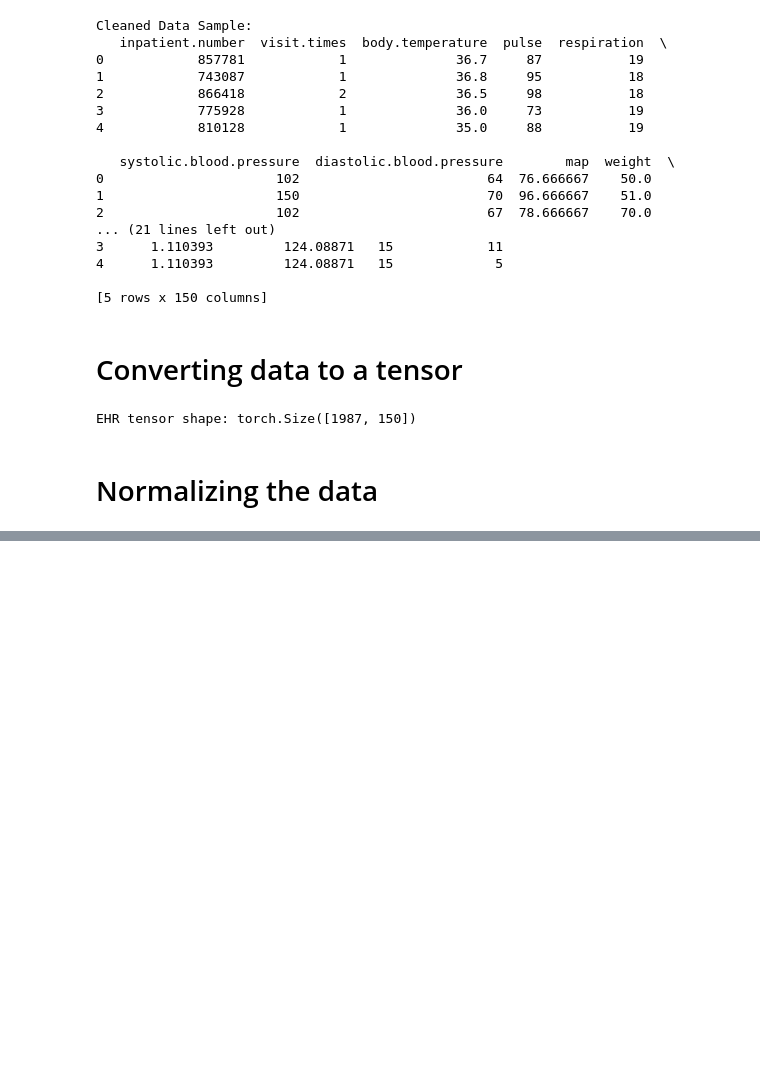
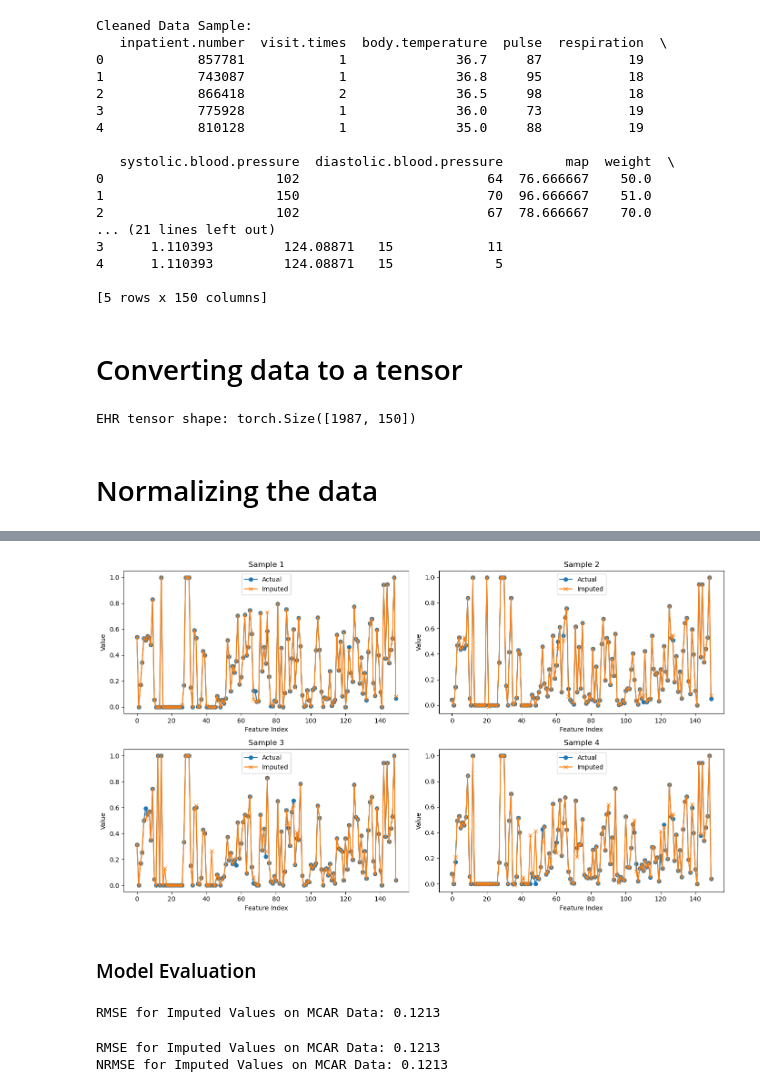
Before and after one commit to EmithD/FYP-EHR-Attention-Impute, a Jupyter notebook: POC-FINAL/Training.ipynb, the cells around one changed output, grey strips where cells are left out. Cells and saved outputs as stored; diff of their text form; code cells hidden in the pictures; blank space fills up the shorter version.

Commit message:
model-migration completed

```diff
--- a/POC-FINAL/Training.ipynb
+++ b/POC-FINAL/Training.ipynb
@@ -59,0 +182,2 @@ EHR tensor shape: torch.Size([1987, 150])
+# %%
+train_model(model, train_data, val_data, num_epochs=50)
@@ -59,0 +247,12 @@ EHR tensor shape: torch.Size([1987, 150])
+# %%
+import numpy as np
+import matplotlib.pyplot as plt
+
+missingness_prob = 0.1  # Set 10% of data to be missing
+test_data_with_missing = test_data.clone()
+
+mask = torch.rand(test_data_with_missing.shape).to(device) < missingness_prob
+test_data_with_missing[mask] = float('nan')
+
+input_for_model = test_data_with_missing.clone()
+input_for_model[mask] = 0
@@ -59,0 +261,3 @@ EHR tensor shape: torch.Size([1987, 150])
+# %%
+with torch.no_grad():
+    imputed_data = model(input_for_model)
@@ -59,0 +281,51 @@ EHR tensor shape: torch.Size([1987, 150])
+# %%
+imputed_data = imputed_data.cpu().numpy()
+test_data_np = test_data.cpu().numpy()  # Original test data for comparison
+imputed_data[~mask.cpu().numpy()] = test_data_np[~mask.cpu().numpy()]  # Replace non-missing values with original data
+# %%
+# Ensure num_samples_to_plot is within the range for creating subplots
+num_samples_to_plot = 4  # Adjust this value based on your layout
+
+# Visualize actual vs. imputed values for a few samples (features)
+plt.figure(figsize=(14, 8))
+for i in range(num_samples_to_plot):  # Adjust to ensure we don't exceed available subplots
+    plt.subplot(2, (num_samples_to_plot + 1) // 2, i + 1)  # Create subplots dynamically
+    plt.plot(test_data_np[i, 0, :], label='Actual', marker='o')  # Plot all features for sample i
+    plt.plot(imputed_data[i, 0, :], label='Imputed', marker='x')  # Plot all features for sample i
+    plt.title(f'Sample {i + 1}')
+    plt.xlabel('Feature Index')
+    plt.ylabel('Value')
+    plt.legend()
+
+plt.tight_layout()
+plt.show()
+# %% [output]
+[figure, added]
+# %% [markdown]
+### Model Evaluation
+# %%
+def calculate_rmse_for_imputed(imputed, actual, mask):
+    imputed = imputed[mask]  # Use only the imputed values for positions that were missing
+    actual = actual[mask]  # Use the actual values for positions that were missing
+    return np.sqrt(((imputed - actual) ** 2).mean())
+
+# Convert imputed and original test data to numpy arrays for RMSE calculation
+imputed_data_np = imputed_data
+test_data_np = test_data.cpu().numpy()
+mask_np = mask.cpu().numpy()  # Mask indicating positions with missing values
+
+# Calculate RMSE for the imputed values on MCAR data
+rmse_imputed = calculate_rmse_for_imputed(imputed_data_np, test_data_np, mask_np)
+print(f'RMSE for Imputed Values on MCAR Data: {rmse_imputed:.4f}')
+# %% [output]
+RMSE for Imputed Values on MCAR Data: 0.1213
+# %%
+# Normalize RMSE using the range (max - min) of the actual data
+data_range = np.max(test_data_np) - np.min(test_data_np)
+nrmse_imputed = rmse_imputed / data_range  # Alternatively, use mean: rmse_imputed / np.mean(test_data_np)
+
+print(f'RMSE for Imputed Values on MCAR Data: {rmse_imputed:.4f}')
+print(f'NRMSE for Imputed Values on MCAR Data: {nrmse_imputed:.4f}')
+# %% [output]
+RMSE for Imputed Values on MCAR Data: 0.1213
+NRMSE for Imputed Values on MCAR Data: 0.1213
```
Also changed, not shown: parts of 22 cells of this notebook, 10 other files.
